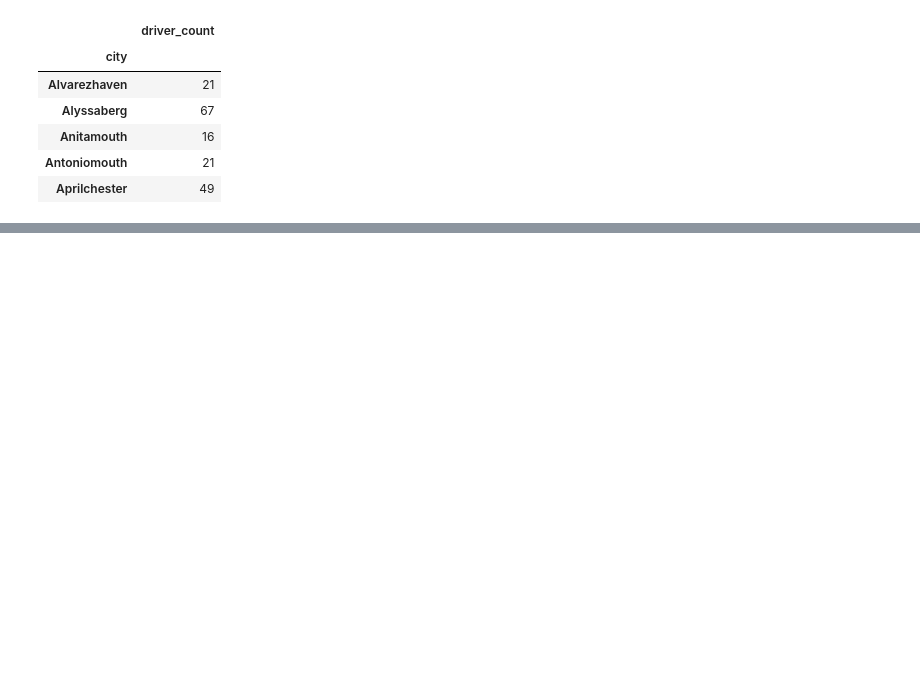
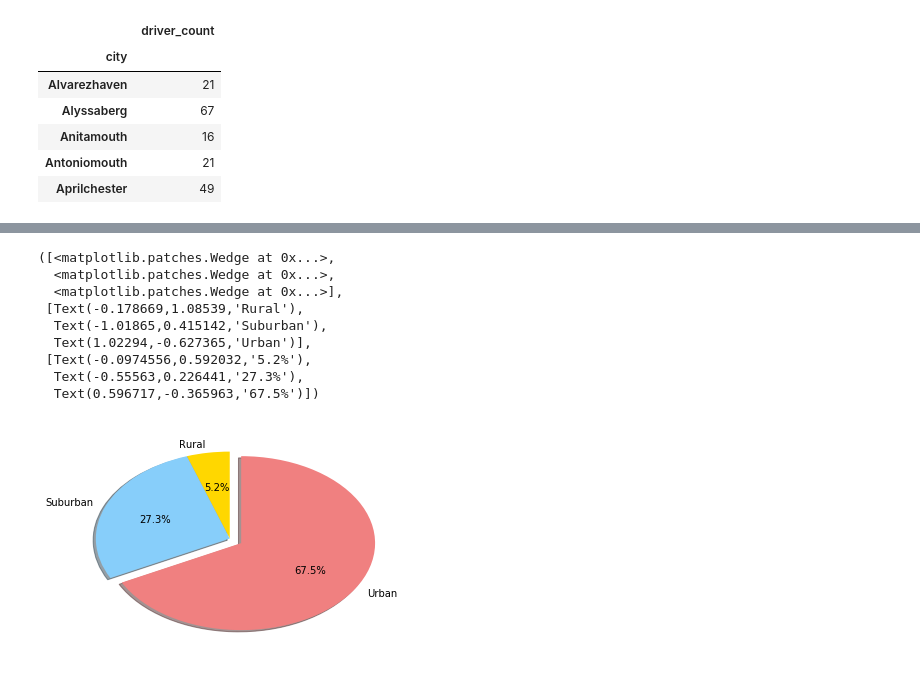
Before and after one commit to sameralsabb/matplotlib-challenge, a Jupyter notebook: Pyber HW.ipynb, the cells around one changed output, grey strips where cells are left out. Drawn from its saved outputs; the diff is of its cells as text; code cells hidden in the pictures; blank space fills up the shorter version.

```diff
--- a/Pyber HW.ipynb
+++ b/Pyber HW.ipynb
@@ -82,0 +201,5 @@ plt.show()
+# %%
+ride_group = merge_final.groupby("type")
+ride_df = ride_group[['type', 'ride count']]
+ride_pie = ride_df.sum()
+ride_pie
@@ -82,0 +239,13 @@ plt.show()
+# %%
+plt.pie(ride_pie, explode=explode, labels=city_type, colors=colors, autopct='%1.1f%%', shadow=True, startangle=90)
+# %% [output]
+([<matplotlib.patches.Wedge at 0x...>,
+  <matplotlib.patches.Wedge at 0x...>,
+  <matplotlib.patches.Wedge at 0x...>],
+ [Text(-0.178669,1.08539,'Rural'),
+  Text(-1.01865,0.415142,'Suburban'),
+  Text(1.02294,-0.627365,'Urban')],
+ [Text(-0.0974556,0.592032,'5.2%'),
+  Text(-0.55563,0.226441,'27.3%'),
+  Text(0.596717,-0.365963,'67.5%')])
+[figure, added]
```
Also changed, not shown: parts of 20 cells of this notebook, 1 other file.
